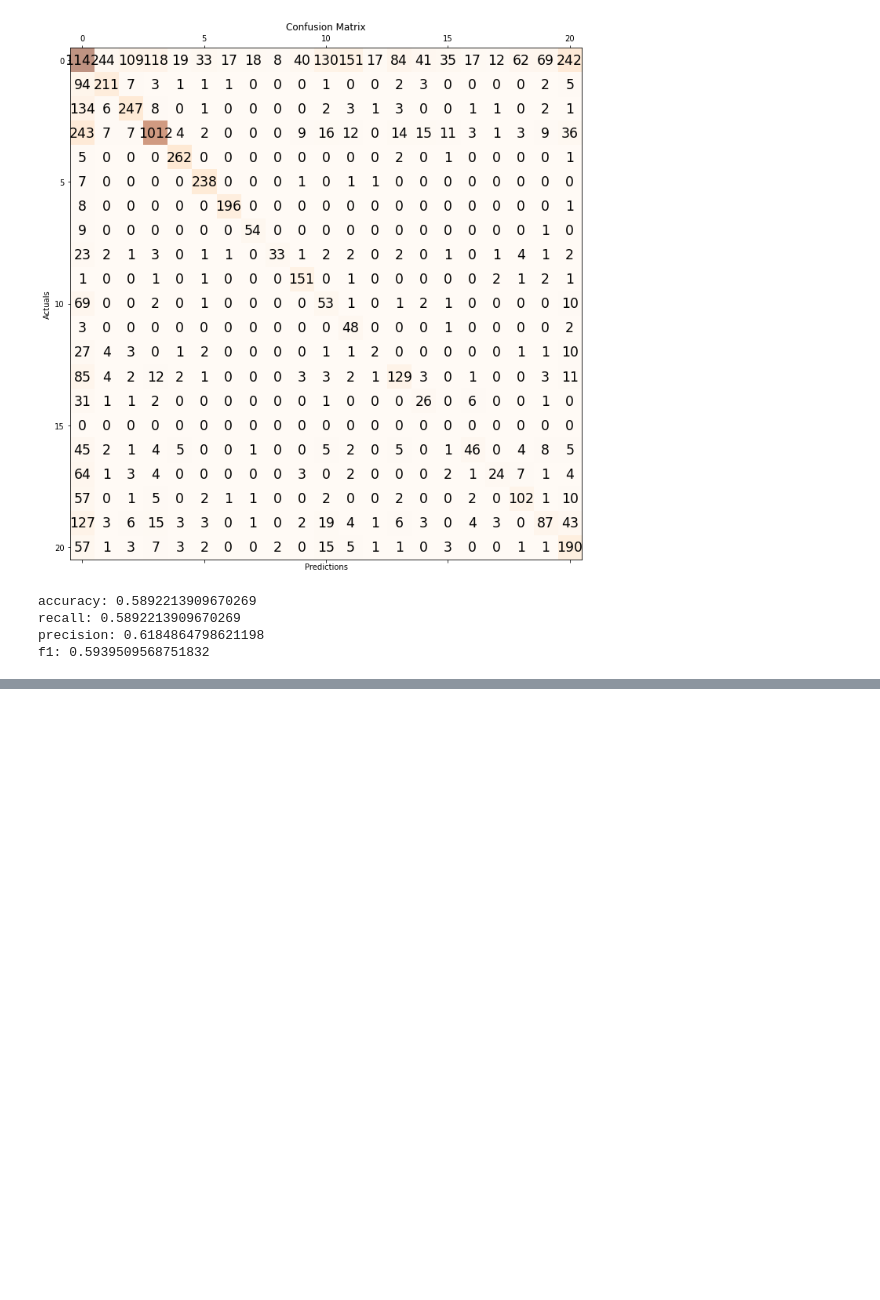
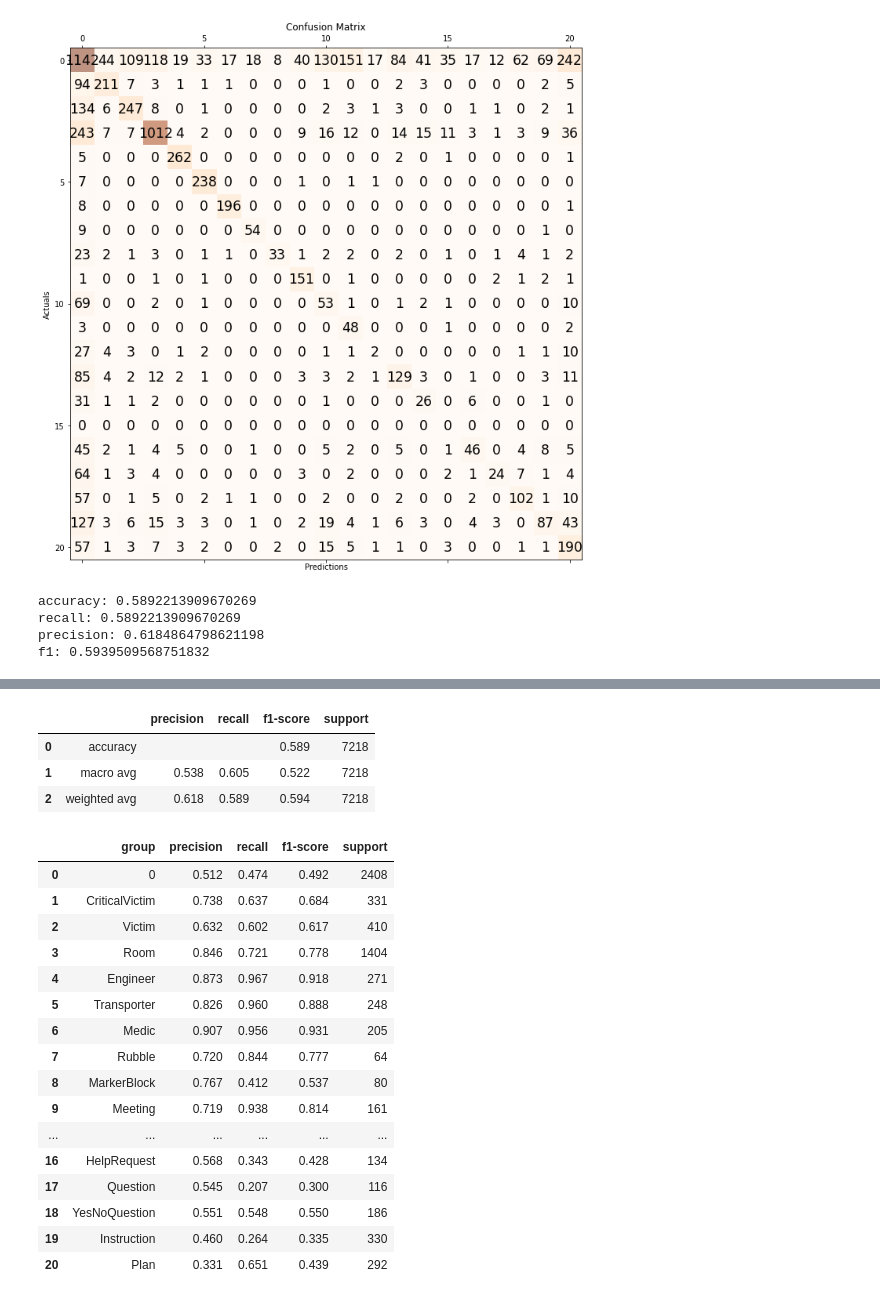
Before and after one commit to clulab/tomcat-text, a Jupyter notebook: evaluations/asist_study_3/rule-basedEvaluation.ipynb, the cells around one changed output, grey strips where cells are left out. Saved outputs shown, nothing was run; the diff lists cells and outputs as text; code cells hidden in the pictures; blank space fills up the shorter version.

Commit message:
Modified the calculation of scores

```diff
--- a/evaluations/asist_study_3/rule-basedEvaluation.ipynb
+++ b/evaluations/asist_study_3/rule-basedEvaluation.ipynb
@@ -197,0 +180,6 @@ f1: 0.189540429369884
+# %%
+groupedLabels = {
+    0: "0",
+    1: "Token Labels",
+    2: "Event Labels"
+}
@@ -197,0 +208,60 @@ f1: 0.189540429369884
+# %%
+# print the results
+## overall results
+results = []
+lines = overall.strip().split("\n")
+headers = lines[0].split("  ")
+headers = [i.strip() for i in headers]
+headers.remove("")
+lines.remove("")
+lines =lines[-3:]
+for line in lines:
+     scores = line.strip().split("     ")
+     scores = [i.strip() for i in scores]
+     if "" in scores:
+        scores.remove("")
+        scores.remove("")
+     results.append(scores)
+headers = ["      "] + headers
+overall_df = pd.DataFrame(results, columns=headers)
+overall_df
+# %% [output]
+|  |  | precision | recall | f1-score | support |
+| 0 | accuracy |  |  | 0.589 | 7218 |
+| 1 | macro avg | 0.538 | 0.605 | 0.522 | 7218 |
+| 2 | weighted avg | 0.618 | 0.589 | 0.594 | 7218 |
+# %%
+# print the results
+## individual label results
+results = []
+lines = overall.strip().split("\n")
+headers = lines[0].split("  ")
+headers = [i.strip() for i in headers]
+headers.remove("")
+lines.remove("")
+lines = lines[1:22]
+for line in lines:
+     scores = line.strip().split("     ")
+     scores = [i.strip() for i in scores]
+     results.append([reverseLabels[int(scores[0])]] + scores[1:])
+headers = ["group"] + headers
+individual_df = pd.DataFrame(results, columns=headers)
+individual_df
+# %% [output]
+|  | group | precision | recall | f1-score | support |
+| 0 | 0 | 0.512 | 0.474 | 0.492 | 2408 |
+| 1 | CriticalVictim | 0.738 | 0.637 | 0.684 | 331 |
+| 2 | Victim | 0.632 | 0.602 | 0.617 | 410 |
+| 3 | Room | 0.846 | 0.721 | 0.778 | 1404 |
+| 4 | Engineer | 0.873 | 0.967 | 0.918 | 271 |
+| 5 | Transporter | 0.826 | 0.960 | 0.888 | 248 |
+| 6 | Medic | 0.907 | 0.956 | 0.931 | 205 |
+| 7 | Rubble | 0.720 | 0.844 | 0.777 | 64 |
+| 8 | MarkerBlock | 0.767 | 0.412 | 0.537 | 80 |
+| 9 | Meeting | 0.719 | 0.938 | 0.814 | 161 |
+| ... | ... | ... | ... | ... | ... |
+| 16 | HelpRequest | 0.568 | 0.343 | 0.428 | 134 |
+| 17 | Question | 0.545 | 0.207 | 0.300 | 116 |
+| 18 | YesNoQuestion | 0.551 | 0.548 | 0.550 | 186 |
+| 19 | Instruction | 0.460 | 0.264 | 0.335 | 330 |
+| 20 | Plan | 0.331 | 0.651 | 0.439 | 292 |
```
Also changed, not shown: parts of 11 cells of this notebook.
